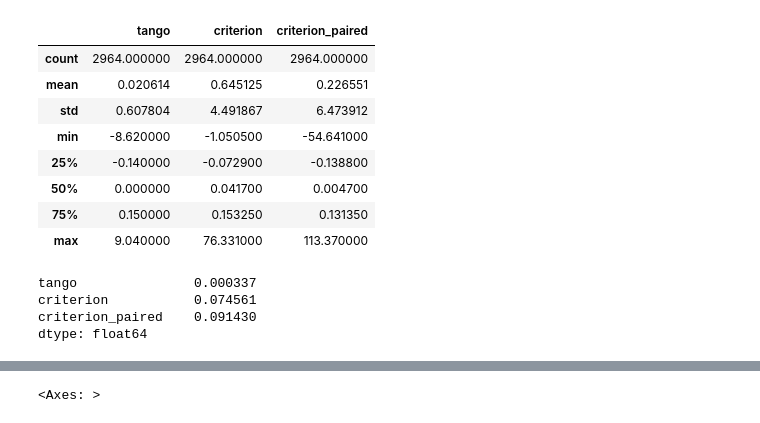
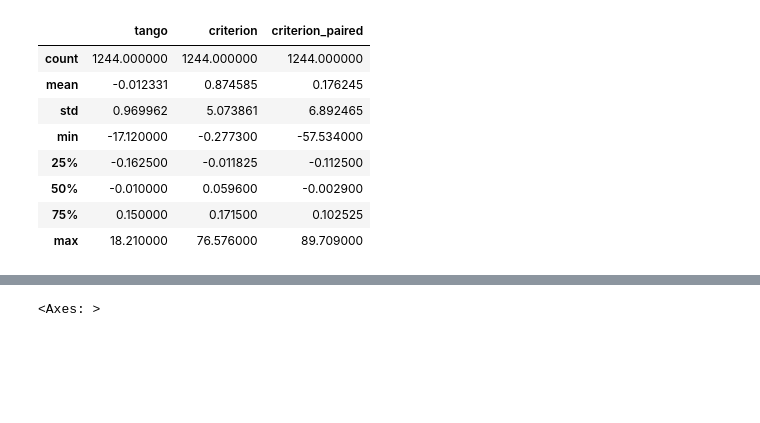
Before and after one commit to bazhenov/tango, a Jupyter notebook: tango-compare/graph.ipynb, the cells around one changed output, grey strips where cells are left out. Cells and saved outputs as stored; diff of their text form; code cells hidden in the pictures; blank space fills up the shorter version.

```diff
--- a/tango-compare/graph.ipynb
+++ b/tango-compare/graph.ipynb
@@ -31,39 +35,33 @@ def parse_tango_changes(file_name: str) -> [float]:
             significant.append(matches[1] == "*")
     return result, significant
 # %%
-experiment_path = "exp3"
+experiment_path = "exp4"
 
 tango, tango_significant = parse_tango_changes(f"{experiment_path}/tango.txt")
 criterion, criterion_significant = parse_criterion_mean_changes(f"{experiment_path}/criterion.txt")
 criterion_paired, criterion_paired_significant = parse_criterion_mean_changes(f"{experiment_path}/criterion-in-place.txt")
 
 data = pd.DataFrame({
     'tango': tango,
     'criterion': criterion,
     'criterion_paired': criterion_paired,
 })
 
 significant = pd.DataFrame({
     'tango': tango_significant,
     'criterion': criterion_significant,
     'criterion_paired': criterion_paired_significant,
 })
 
 display(data.describe())
-
-significant.mean()
 # %% [output]
 |  | tango | criterion | criterion_paired |
-| count | 2964.000000 | 2964.000000 | 2964.000000 |
-| mean | 0.020614 | 0.645125 | 0.226551 |
-| std | 0.607804 | 4.491867 | 6.473912 |
-| min | -8.620000 | -1.050500 | -54.641000 |
-| 25% | -0.140000 | -0.072900 | -0.138800 |
-| 50% | 0.000000 | 0.041700 | 0.004700 |
-| 75% | 0.150000 | 0.153250 | 0.131350 |
-| max | 9.040000 | 76.331000 | 113.370000 |
+| count | 1244.000000 | 1244.000000 | 1244.000000 |
+| mean | -0.012331 | 0.874585 | 0.176245 |
+| std | 0.969962 | 5.073861 | 6.892465 |
+| min | -17.120000 | -0.277300 | -57.534000 |
+| 25% | -0.162500 | -0.011825 | -0.112500 |
+| 50% | -0.010000 | 0.059600 | -0.002900 |
+| 75% | 0.150000 | 0.171500 | 0.102525 |
+| max | 18.210000 | 76.576000 | 89.709000 |
-tango               0.000337
-criterion           0.074561
-criterion_paired    0.091430
-dtype: float64
 # %%
```
Also changed, not shown: parts of 4 cells of this notebook, 3 other files.
